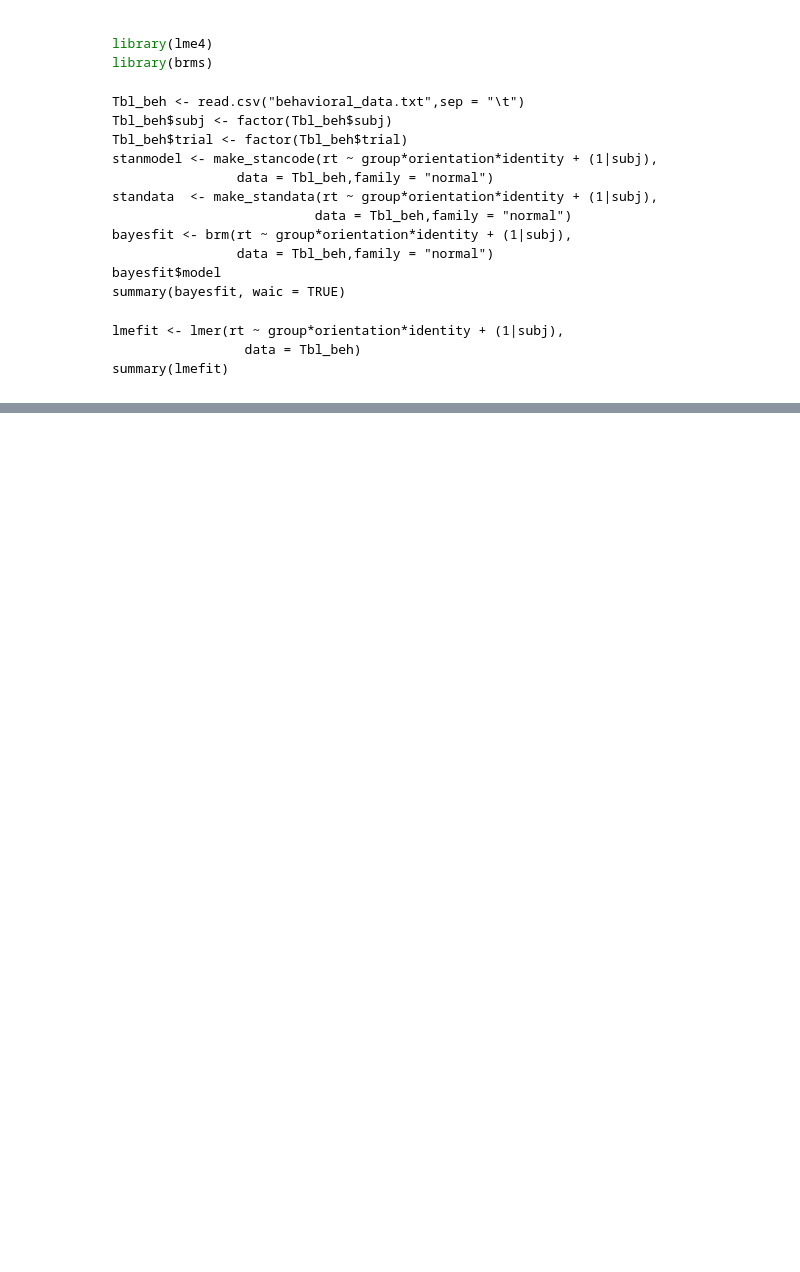
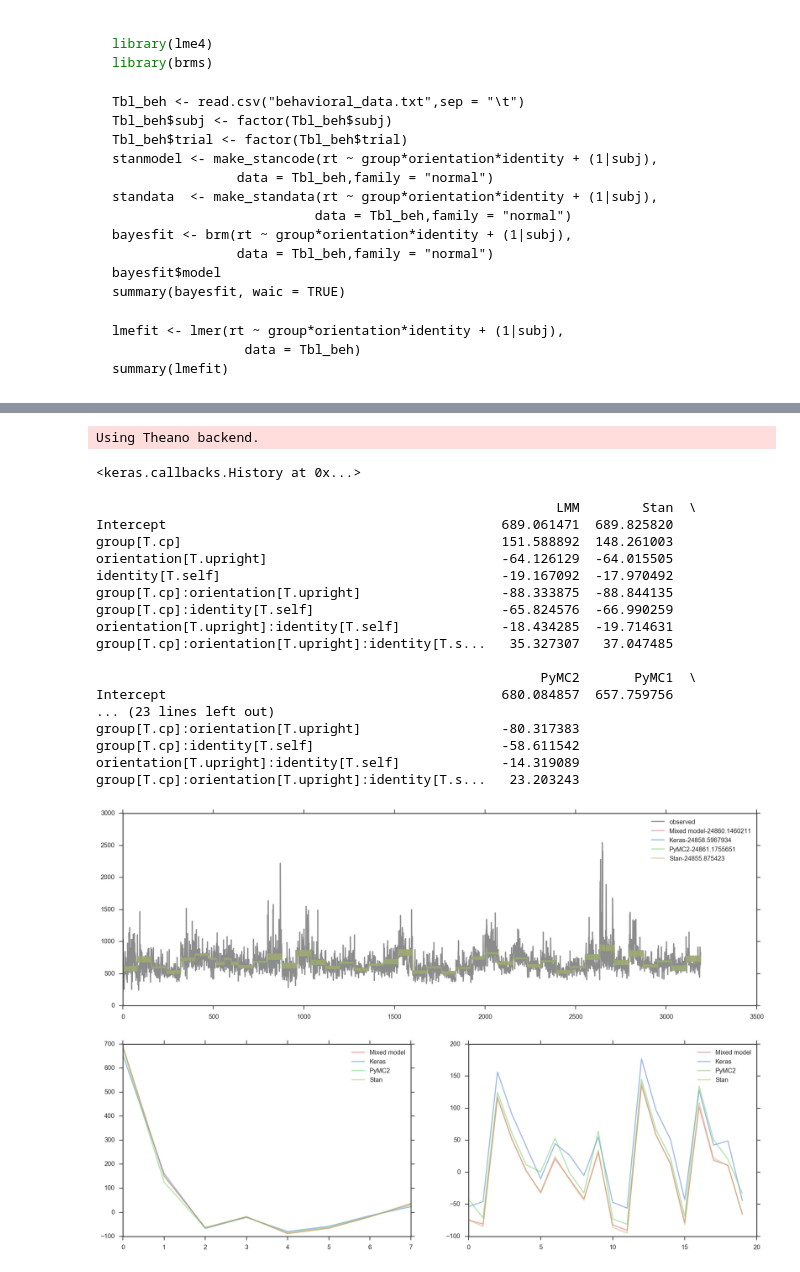
Before and after one commit to junpenglao/GLMM-in-Python, a Jupyter notebook: GLMM_in_python.ipynb, the cells around one changed output, grey strips where cells are left out. Saved outputs shown, nothing was run; the diff lists cells and outputs as text; code cells hidden in the pictures; blank space fills up the shorter version.

Commit message:
keras

```diff
--- a/GLMM_in_python.ipynb
+++ b/GLMM_in_python.ipynb
@@ -704,0 +704,79 @@ group[T.cp]:orientation[T.upright]:identity[T.s...   36.775482   19.311782
+# %%
+from keras.models import Sequential
+from keras.layers import Merge
+from keras.layers.core import Dense
+
+fixed_keras = Sequential()
+fixed_keras.add(Dense(1, input_dim=X.shape[1]-1))
+
+randm_keras = Sequential()
+randm_keras.add(Dense(1, input_dim=Z.shape[1],bias=None))
+
+merged = Merge([fixed_keras, randm_keras], mode='sum')
+
+model = Sequential()
+model.add(merged)
+
+model.compile(loss='mean_squared_error', optimizer='sgd')
+
+# train the model
+model.fit([X[:,1:], Z], Y, nb_epoch=200, batch_size=100, verbose=0)
+# %% [output]
+Using Theano backend.
+<keras.callbacks.History at 0x...>
+# %%
+betakeras = np.hstack((model.get_weights()[1],model.get_weights()[0].flatten()))
+bkeras = model.get_weights()[2]
+fixedCoef2['Keras']  = pd.Series(betakeras,index=fixedCoef2.index)
+print(fixedCoef2)
+
+plt.figure(figsize=(18,12))
+ax1 = plt.subplot(gs[0,0:2])
+ax1.plot(yd,'k',alpha = .5)
+ax1.plot(fitted,'r',alpha = .5)
+fittedkeras=np.dot(X,betakeras).flatten()+np.dot(Z,bkeras).flatten()
+ax1.plot(fittedkeras,'b',alpha = .5)
+ax1.plot(fitted2,'g',alpha = .5)
+ax1.plot(fittedstan,'y',alpha = .5)
+
+ax1.legend(['observed',
+            'Mixed model'+'-'+str(np.mean(np.square(yd-fitted))),
+            'Keras'+'-'+str(np.mean(np.square(yd-fittedkeras))),
+            'PyMC2'+'-'+str(np.mean(np.square(yd-fitted2))),
+            'Stan'+'-'+str(np.mean(np.square(yd-fittedstan)))])
+
+ax2 = plt.subplot(gs[1,0])
+fixed=np.asarray(mdf.fe_params).flatten()
+ax2.plot(fixed,'r',alpha = .5)
+ax2.plot(betakeras,'b',alpha = .5)
+ax2.plot(betapymc2,'g',alpha = .5)
+ax2.plot(betastan,'y',alpha = .5)
+ax2.legend(['Mixed model','Keras','PyMC2','Stan'])
+
+ax3 = plt.subplot(gs[1,1])
+randlmm=np.asarray(mdf.random_effects).flatten()
+ax3.plot(randlmm,'r',alpha = .5)
+ax3.plot(bkeras,'b',alpha = .5)
+ax3.plot(bpymc2,'g',alpha = .5)
+ax3.plot(bstan,'y',alpha = .5)
+ax3.legend(['Mixed model','Keras','PyMC2','Stan'])
+plt.show()
+# %% [output]
+                                                           LMM        Stan  \
+Intercept                                           689.061471  689.825820
+group[T.cp]                                         151.588892  148.261003
+orientation[T.upright]                              -64.126129  -64.015505
+identity[T.self]                                    -19.167092  -17.970492
+group[T.cp]:orientation[T.upright]                  -88.333875  -88.844135
+group[T.cp]:identity[T.self]                        -65.824576  -66.990259
+orientation[T.upright]:identity[T.self]             -18.434285  -19.714631
+group[T.cp]:orientation[T.upright]:identity[T.s...   35.327307   37.047485
+
+                                                         PyMC2       PyMC1  \
+Intercept                                           680.084857  657.759756
+... (23 lines left out)
+group[T.cp]:orientation[T.upright]                  -80.317383
+group[T.cp]:identity[T.self]                        -58.611542
+orientation[T.upright]:identity[T.self]             -14.319089
+group[T.cp]:orientation[T.upright]:identity[T.s...   23.203243
+[figure, added]
```
Also changed, not shown: parts of 10 cells of this notebook.
